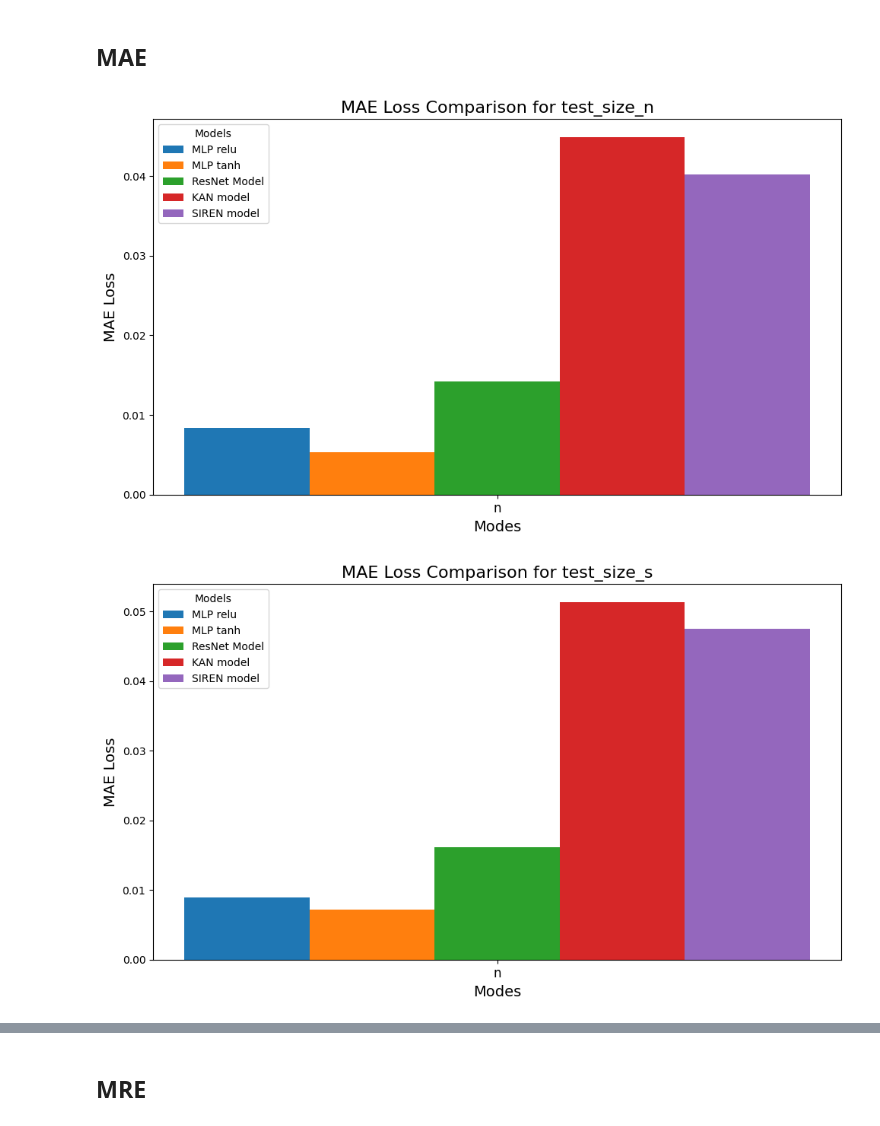
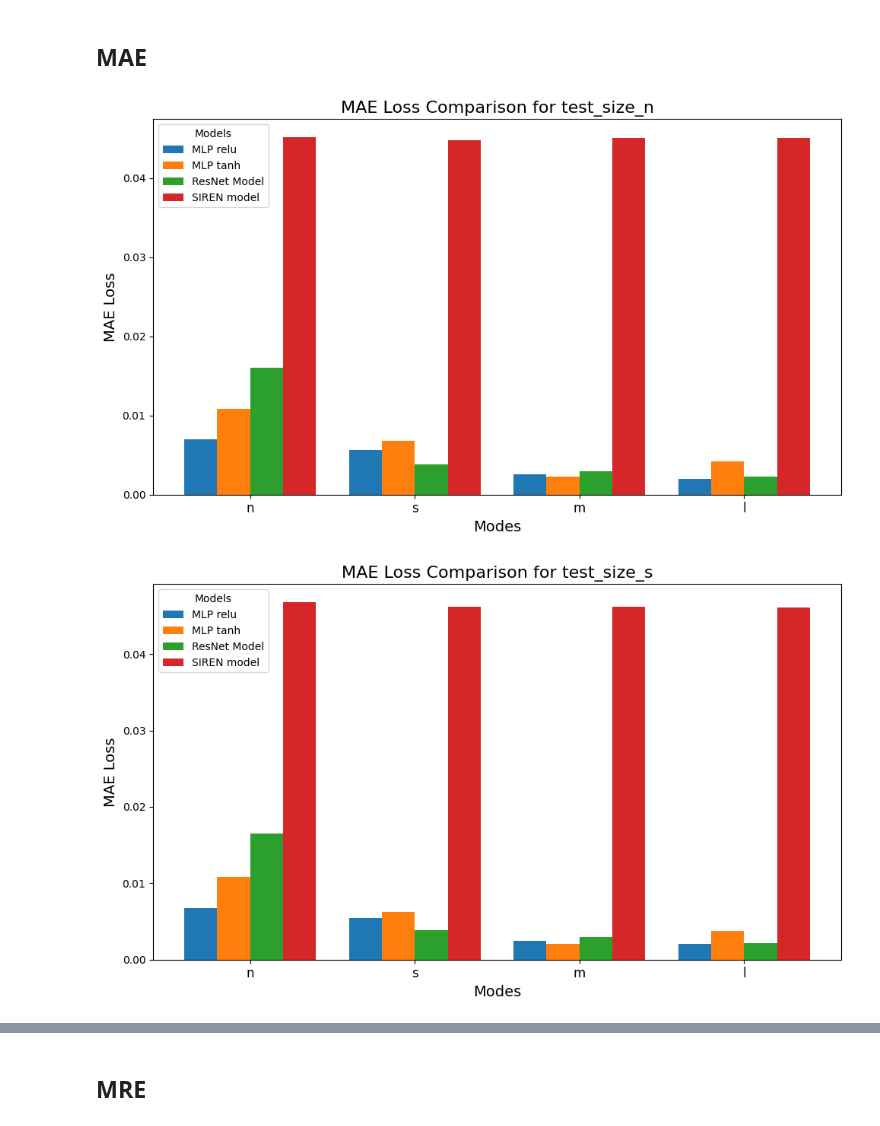
Before and after one commit to st43r/BlackFormulaApproximation, a Jupyter notebook: Black Model.ipynb, the cells around one changed output, grey strips where cells are left out. Cells and saved outputs as stored; diff of their text form; code cells hidden in the pictures.

```diff
--- a/Black Model.ipynb
+++ b/Black Model.ipynb
@@ -551,8 +551,8 @@ models = {}
 optimizers = {}
 schedulers = {}
 # %%
-train_sizes = ["n"] #train_loader.keys() #
-test_sizes = ["n", "s", "m"] #train_loader.keys() #
+train_sizes = train_loader.keys()
+test_sizes = test_loader.keys()
 # %%
 for size in train_sizes:
 	models[size], optimizers[size], schedulers[size] = init_models(input_size=n_features, hidden_size=hidden_size, output_size=output_size, dropout_p=dropout_p, lr=lr, patience=patience, device=device)
@@ -956,17 +963,20 @@ Results have been saved to results/greeks.txt.
 # %%
 import json
 import matplotlib.pyplot as plt
-import matplotlib.ticker as ticker
 import numpy as np
 
-# Load JSON data
 with open('results/test_results.json', 'r') as file:
 	test_data = json.load(file)
 
 with open('results/train_results.json', 'r') as file:
 	train_data = json.load(file)
 
+with open('results/greeks_results.json', 'r') as file:
+	greeks_data = json.load(file)
+
 os.makedirs("graphs", exist_ok=True)
+
+exclude_models = ['KAN model', 'SIREN model']
 # %% [markdown]
 ## Training
 # %%
@@ -977,6 +987,9 @@ for size in train_data[list(train_data.keys())[0]].keys():
 
 	# Loop through each model and plot
 	for model_name, model_data in train_data.items():
+		if model_name in exclude_models:
+			continue
+
 		epochs = list(model_data["n"].keys())
 		mse_values = [model_data["n"][epoch]["mse"] for epoch in epochs]
 
@@ -1001,7 +1017,7 @@ for size in train_data[list(train_data.keys())[0]].keys():
 # %%
 for size in test_data.keys():
 	test_size = test_data[size]
-	models = list(test_size.keys())
+	models = [model for model in test_size.keys() if model != exclude_models[0]]
 	modes = list(next(iter(test_size.values())).keys())
 	mse_loss = {model: [test_size[model][mode]['mse'] for mode in modes] for model in models}
 
@@ -1014,7 +1030,7 @@ for size in test_data.keys():
 
 	ax.set_xticks(x + width * (len(models) - 1) / 2)
 	ax.set_xticklabels(modes, fontsize=12)
-	ax.set_xlabel('Modes', fontsize=14)
+	ax.set_xlabel('Train size', fontsize=14)
 	ax.set_ylabel('MSE Loss', fontsize=14)
 	ax.set_title(f"MSE Loss Comparison for {size}", fontsize=16)
 	ax.legend(title='Models')
@@ -1033,29 +1050,29 @@ for size in test_data.keys():
 # %%
 for size in test_data.keys():
 	test_size = test_data[size]
-	models = list(test_size.keys())
+	models = [model for model in test_size.keys() if model != exclude_models[0]]
 	modes = list(next(iter(test_size.values())).keys())
 	mae_loss = {model: [test_size[model][mode]['mae'] for mode in modes] for model in models}
 
 	x = np.arange(len(modes))
 	width = 0.2
 	fig, ax = plt.subplots(figsize=(10, 6))
 
 	for i, model in enumerate(models):
 		ax.bar(x + i * width, mae_loss[model], width, label=model)
 
 	ax.set_xticks(x + width * (len(models) - 1) / 2)
 	ax.set_xticklabels(modes, fontsize=12)
 	ax.set_xlabel('Modes', fontsize=14)
 	ax.set_ylabel('MAE Loss', fontsize=14)
 	ax.set_title(f"MAE Loss Comparison for {size}", fontsize=16)
 	ax.legend(title='Models')
 
 	plt.tight_layout()
 	folder_path = "graphs/mae"
 	os.makedirs(folder_path, exist_ok=True)
 	plt.savefig(f"{folder_path}/{size}")
 	plt.show()
 # %% [output]
-[figure, old version]
+[figure, new version]
-[figure, old version]
+[figure, new version]
```
Also changed, not shown: parts of 18 cells of this notebook, 1 other file.
